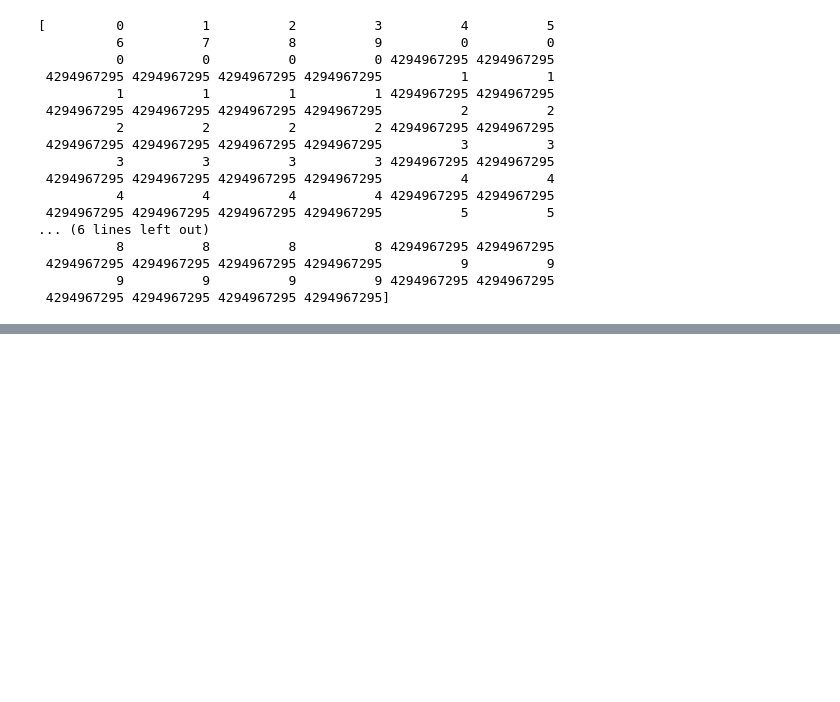
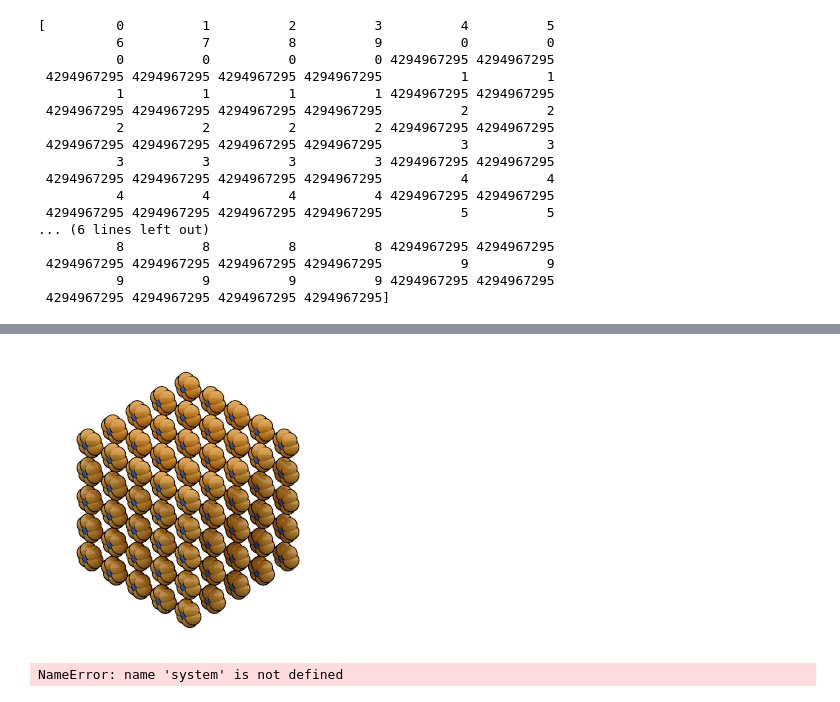
Before and after one commit to cmelab/planckton, a Jupyter notebook: rigid_bodies.ipynb, the cells around one changed output, grey strips where cells are left out. Drawn from its saved outputs; the diff is of its cells as text; code cells hidden in the pictures; blank space fills up the shorter version.

```diff
--- a/rigid_bodies.ipynb
+++ b/rigid_bodies.ipynb
@@ -173,0 +243,9 @@ set_param(type_name, types, positions, orientations=None, charges=None, diameter
+# %%
+import ex_render
+ex_render.display_movie(ex_render.render_sphere_frame, 'trajectory.gsd');
+# %% [output]
+[figure, added]
+# %%
+snap = system.take_snapshot()
+# %% [output]
+NameError: name 'system' is not defined
```
Also changed, not shown: parts of 16 cells of this notebook, 1 other file.
